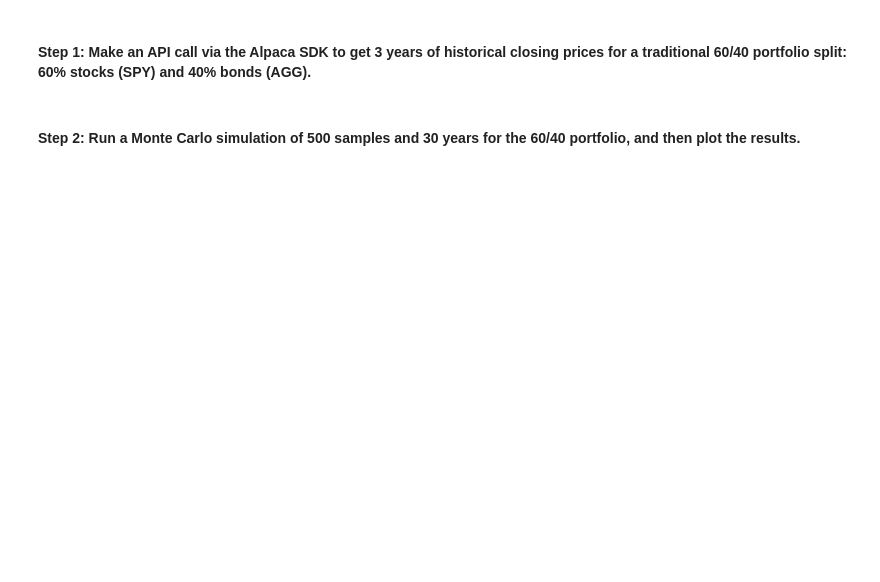
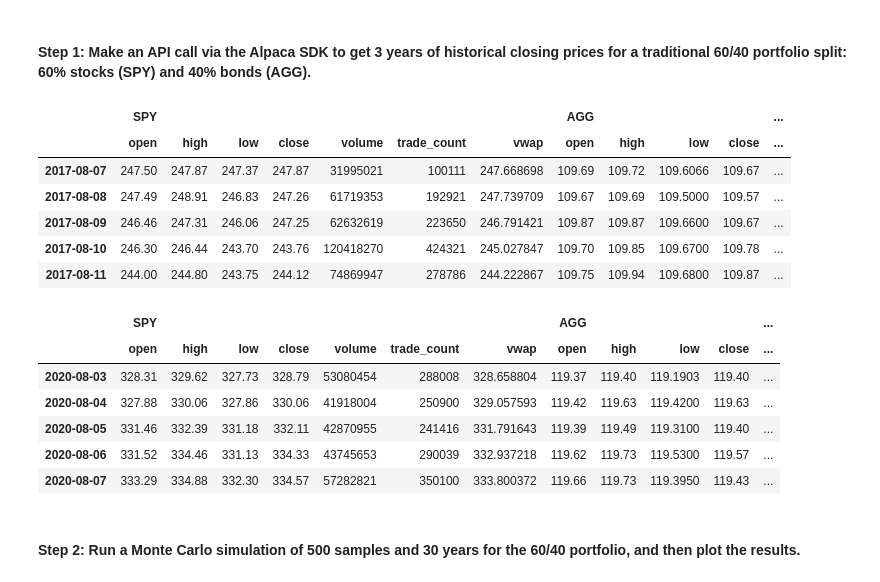
Before and after one commit to MC-Stream/The-Silver-Room, a Jupyter notebook: Module5-C/Starter_Code/financial_planning_tools.ipynb, the cells around one changed output. Cells and saved outputs as stored; diff of their text form; code cells hidden in the pictures; blank space fills up the shorter version.

```diff
--- a/Module5-C/Starter_Code/financial_planning_tools.ipynb
+++ b/Module5-C/Starter_Code/financial_planning_tools.ipynb
@@ -430,8 +430,8 @@ In this section, you’ll use the MCForecastTools library to create a Monte Carl
 # %%
 # Set start and end dates of 3 years back from your current date
 # Alternatively, you can use an end date of 2020-08-07 and work 3 years back from that date
-# YOUR CODE HERE
-# YOUR CODE HERE
+start_date = pd.Timestamp("2017-08-07", tz="America/New_York").isoformat()
+end_date = pd.Timestamp("2020-08-07", tz="America/New_York").isoformat()
 # %%
 # Use the Alpaca get_bars function to make the API call to get the 3 years worth of pricing data
 # The tickers and timeframe parameters should have been set in Part 1 of this activity
@@ -452,3 +446,33 @@ In this section, you’ll use the MCForecastTools library to create a Monte Carl
+# %%
+# Reorganize the DataFrame
+# Separate ticker data
+SPY = sb3year_prices_df[sb3year_prices_df['symbol']=='SPY'].drop('symbol', axis=1)
+AGG = sb3year_prices_df[sb3year_prices_df['symbol']=='AGG'].drop('symbol', axis=1)
+
+# Concatenate the ticker DataFrames
+sb3year_prices_df = pd.concat([SPY, AGG], axis=1, keys=["SPY", "AGG"])
+
+# Update the index to retain only the `date` component.
+sb3year_prices_df.index = sb3year_prices_df.index.date
+
+# Display both the first and last five rows of the DataFrame
+display(sb3year_prices_df.head())
+display(sb3year_prices_df.tail())
+# %% [output]
+|  | SPY |  |  |  |  |  |  | AGG |  |  |  | ... |
+|  | open | high | low | close | volume | trade_count | vwap | open | high | low | close | ... |
+| 2017-08-07 | 247.50 | 247.87 | 247.37 | 247.87 | 31995021 | 100111 | 247.668698 | 109.69 | 109.72 | 109.6066 | 109.67 | ... |
+| 2017-08-08 | 247.49 | 248.91 | 246.83 | 247.26 | 61719353 | 192921 | 247.739709 | 109.67 | 109.69 | 109.5000 | 109.57 | ... |
+| 2017-08-09 | 246.46 | 247.31 | 246.06 | 247.25 | 62632619 | 223650 | 246.791421 | 109.87 | 109.87 | 109.6600 | 109.67 | ... |
+| 2017-08-10 | 246.30 | 246.44 | 243.70 | 243.76 | 120418270 | 424321 | 245.027847 | 109.70 | 109.85 | 109.6700 | 109.78 | ... |
+| 2017-08-11 | 244.00 | 244.80 | 243.75 | 244.12 | 74869947 | 278786 | 244.222867 | 109.75 | 109.94 | 109.6800 | 109.87 | ... |
+|  | SPY |  |  |  |  |  |  | AGG |  |  |  | ... |
+|  | open | high | low | close | volume | trade_count | vwap | open | high | low | close | ... |
+| 2020-08-03 | 328.31 | 329.62 | 327.73 | 328.79 | 53080454 | 288008 | 328.658804 | 119.37 | 119.40 | 119.1903 | 119.40 | ... |
+| 2020-08-04 | 327.88 | 330.06 | 327.86 | 330.06 | 41918004 | 250900 | 329.057593 | 119.42 | 119.63 | 119.4200 | 119.63 | ... |
+| 2020-08-05 | 331.46 | 332.39 | 331.18 | 332.11 | 42870955 | 241416 | 331.791643 | 119.39 | 119.49 | 119.3100 | 119.40 | ... |
+| 2020-08-06 | 331.52 | 334.46 | 331.13 | 334.33 | 43745653 | 290039 | 332.937218 | 119.62 | 119.73 | 119.5300 | 119.57 | ... |
+| 2020-08-07 | 333.29 | 334.88 | 332.30 | 334.57 | 57282821 | 350100 | 333.800372 | 119.66 | 119.73 | 119.3950 | 119.43 | ... |
 # %% [markdown]
 #### Step 2: Run a Monte Carlo simulation of 500 samples and 30 years for the 60/40 portfolio, and then plot the results.
 # %%
```
Also changed, not shown: parts of 12 cells of this notebook.
